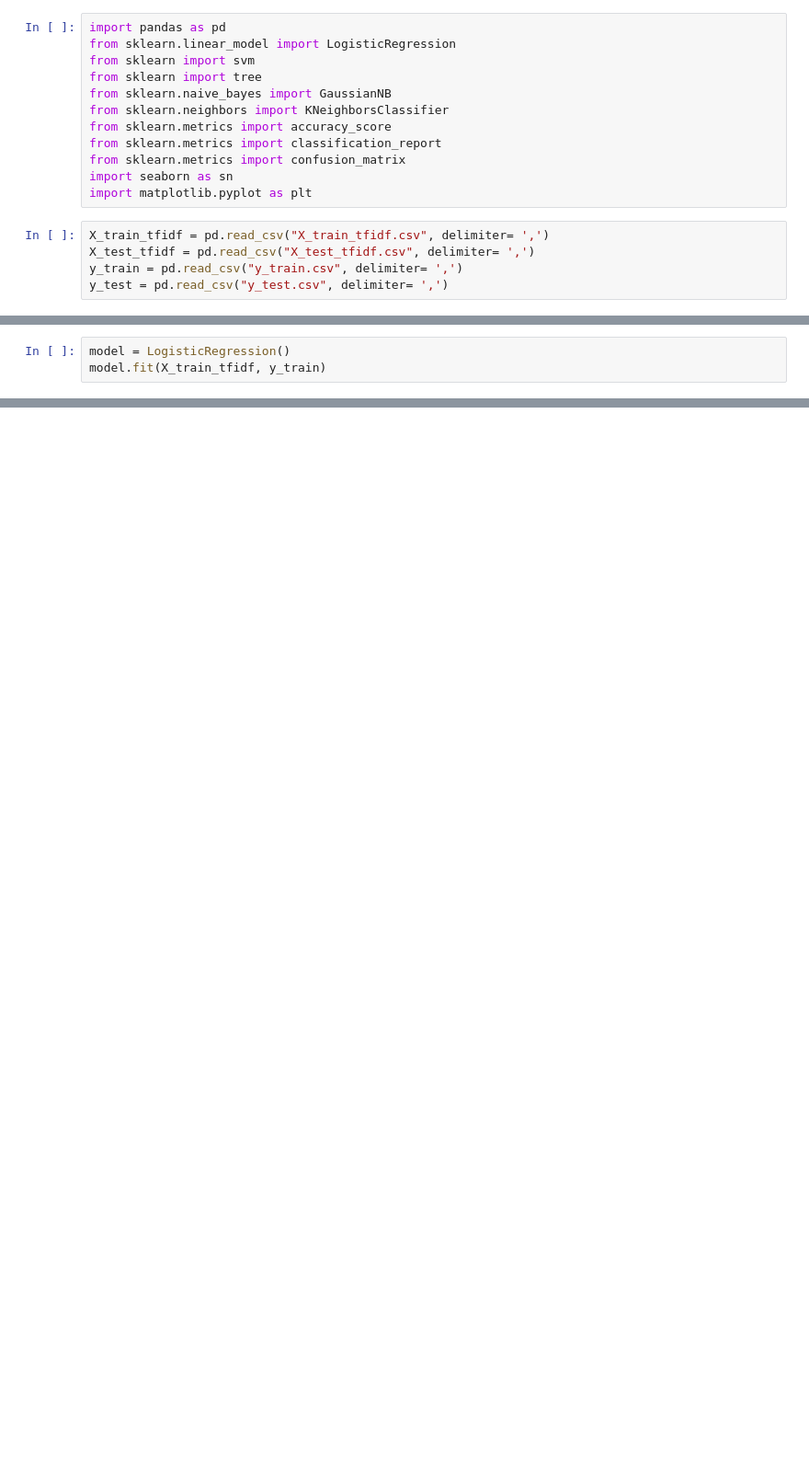
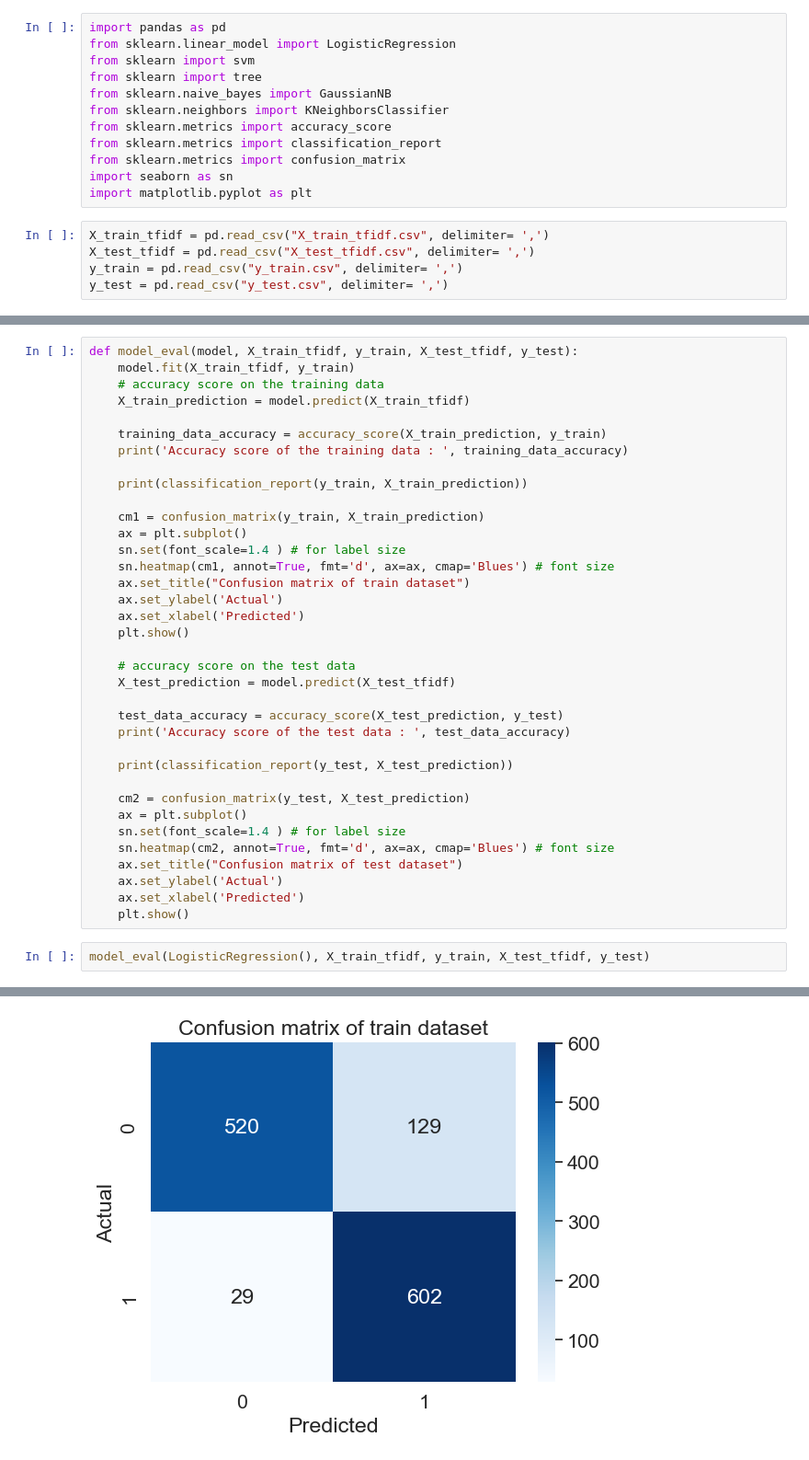
Before and after one commit to csauyong/fake-review, a Jupyter notebook: analysis/model.ipynb, the cells around one changed output, grey strips where cells are left out. Shown at 92% size. Saved outputs shown, nothing was run; the diff lists cells and outputs as text; blank space fills up the shorter version.

```diff
--- a/analysis/model.ipynb
+++ b/analysis/model.ipynb
@@ -54,6 +50,41 @@ y_test
+# %%
+def model_eval(model, X_train_tfidf, y_train, X_test_tfidf, y_test):
+    model.fit(X_train_tfidf, y_train)
+    # accuracy score on the training data
+    X_train_prediction = model.predict(X_train_tfidf)
+
+    training_data_accuracy = accuracy_score(X_train_prediction, y_train)
+    print('Accuracy score of the training data : ', training_data_accuracy)
+
+    print(classification_report(y_train, X_train_prediction))
+
+    cm1 = confusion_matrix(y_train, X_train_prediction)
+    ax = plt.subplot()
+    sn.set(font_scale=1.4 ) # for label size
+    sn.heatmap(cm1, annot=True, fmt='d', ax=ax, cmap='Blues') # font size
+    ax.set_title("Confusion matrix of train dataset")
+    ax.set_ylabel('Actual')
+    ax.set_xlabel('Predicted')
+    plt.show()
+
+    # accuracy score on the test data
+    X_test_prediction = model.predict(X_test_tfidf)
+
+    test_data_accuracy = accuracy_score(X_test_prediction, y_test)
+    print('Accuracy score of the test data : ', test_data_accuracy)
+
+    print(classification_report(y_test, X_test_prediction))
+
+    cm2 = confusion_matrix(y_test, X_test_prediction)
+    ax = plt.subplot()
+    sn.set(font_scale=1.4 ) # for label size
+    sn.heatmap(cm2, annot=True, fmt='d', ax=ax, cmap='Blues') # font size
+    ax.set_title("Confusion matrix of test dataset")
+    ax.set_ylabel('Actual')
+    ax.set_xlabel('Predicted')
+    plt.show()
 # %%
-model = LogisticRegression()
-model.fit(X_train_tfidf, y_train)
+model_eval(LogisticRegression(), X_train_tfidf, y_train, X_test_tfidf, y_test)
 # %% [output]
 STOP: TOTAL NO. of ITERATIONS REACHED LIMIT.
 
@@ -65,0 +105 @@ LogisticRegression()
+[figure, added]
```
Also changed, not shown: parts of 19 cells of this notebook.
